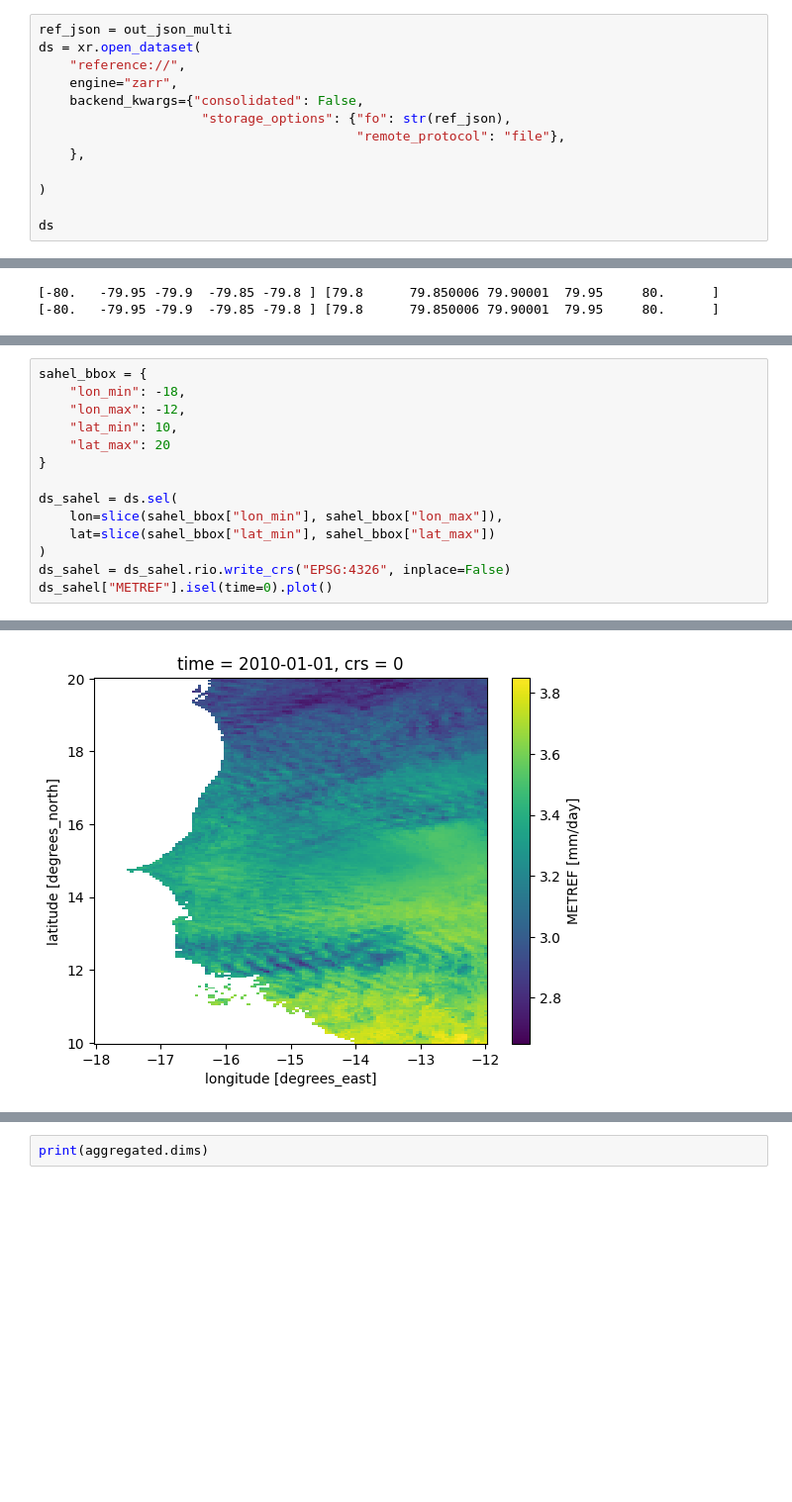
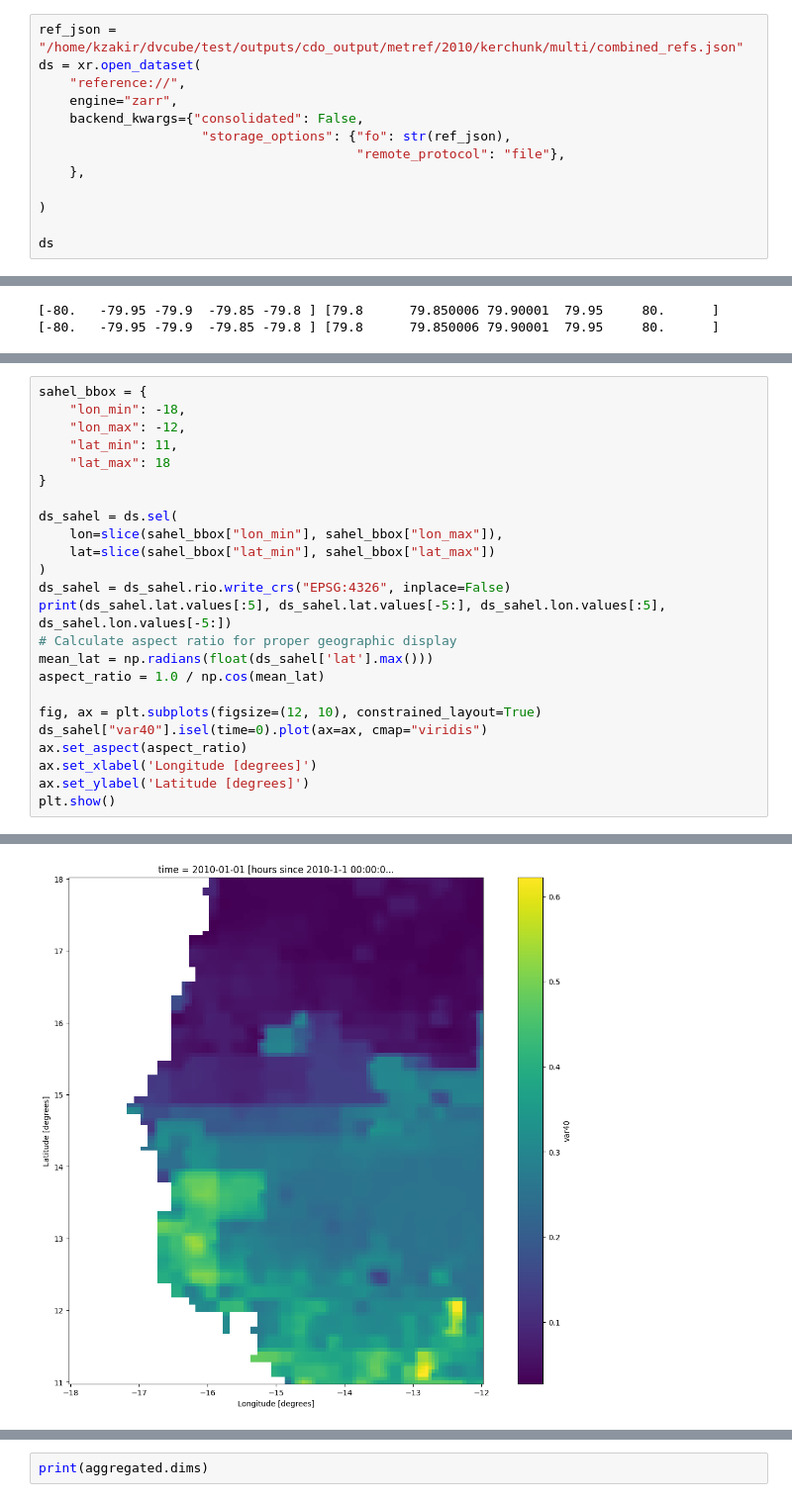
Before and after one commit to khizerzakir/dvcube, a Jupyter notebook: cube_example/xvec_kerchunk.ipynb, the cells around one changed output, grey strips where cells are left out. Shown at 99% size. Saved outputs shown, nothing was run; the diff lists cells and outputs as text; blank space fills up the shorter version.

```diff
--- a/cube_example/xvec_kerchunk.ipynb
+++ b/cube_example/xvec_kerchunk.ipynb
@@ -150,5 +121,5 @@ Combined reference JSON file created at /home/kzakir/dvcube/test/data/test_data/
 # %%
-ref_json = out_json_multi
+ref_json = "/home/kzakir/dvcube/test/outputs/cdo_output/metref/2010/kerchunk/multi/combined_refs.json"
 ds = xr.open_dataset(
     "reference://",
     engine="zarr",
@@ -200,8 +220,8 @@ ds["METREF"].isel(time=0).plot()
 sahel_bbox = {
     "lon_min": -18,
     "lon_max": -12,
-    "lat_min": 10,
-    "lat_max": 20
+    "lat_min": 11,
+    "lat_max": 18
 }
 
 ds_sahel = ds.sel(
@@ -209,5 +229,15 @@ ds_sahel = ds.sel(
     lat=slice(sahel_bbox["lat_min"], sahel_bbox["lat_max"])
 )
 ds_sahel = ds_sahel.rio.write_crs("EPSG:4326", inplace=False)
-ds_sahel["METREF"].isel(time=0).plot()
+print(ds_sahel.lat.values[:5], ds_sahel.lat.values[-5:], ds_sahel.lon.values[:5], ds_sahel.lon.values[-5:])
+# Calculate aspect ratio for proper geographic display
+mean_lat = np.radians(float(ds_sahel['lat'].max()))
+aspect_ratio = 1.0 / np.cos(mean_lat)
+
+fig, ax = plt.subplots(figsize=(12, 10), constrained_layout=True)
+ds_sahel["var40"].isel(time=0).plot(ax=ax, cmap="viridis")
+ax.set_aspect(aspect_ratio)
+ax.set_xlabel('Longitude [degrees]')
+ax.set_ylabel('Latitude [degrees]')
+plt.show()
 # %% [output]
@@ -215,4 +245,4 @@ ds_sahel["METREF"].isel(time=0).plot()
-[figure, old version]
+[figure, new version]
 # %%
 # load the spatial units
 
```
Also changed, not shown: parts of 23 cells of this notebook, 9 other files.
